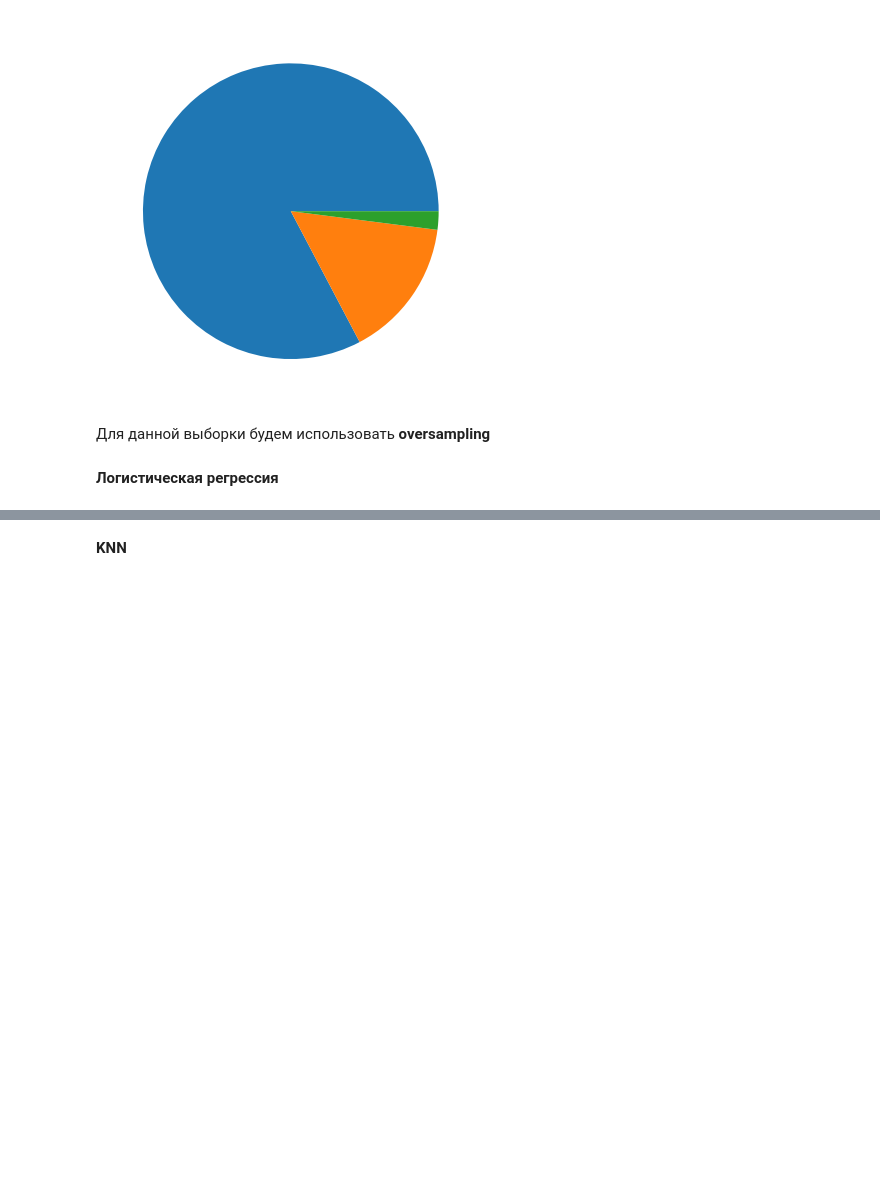
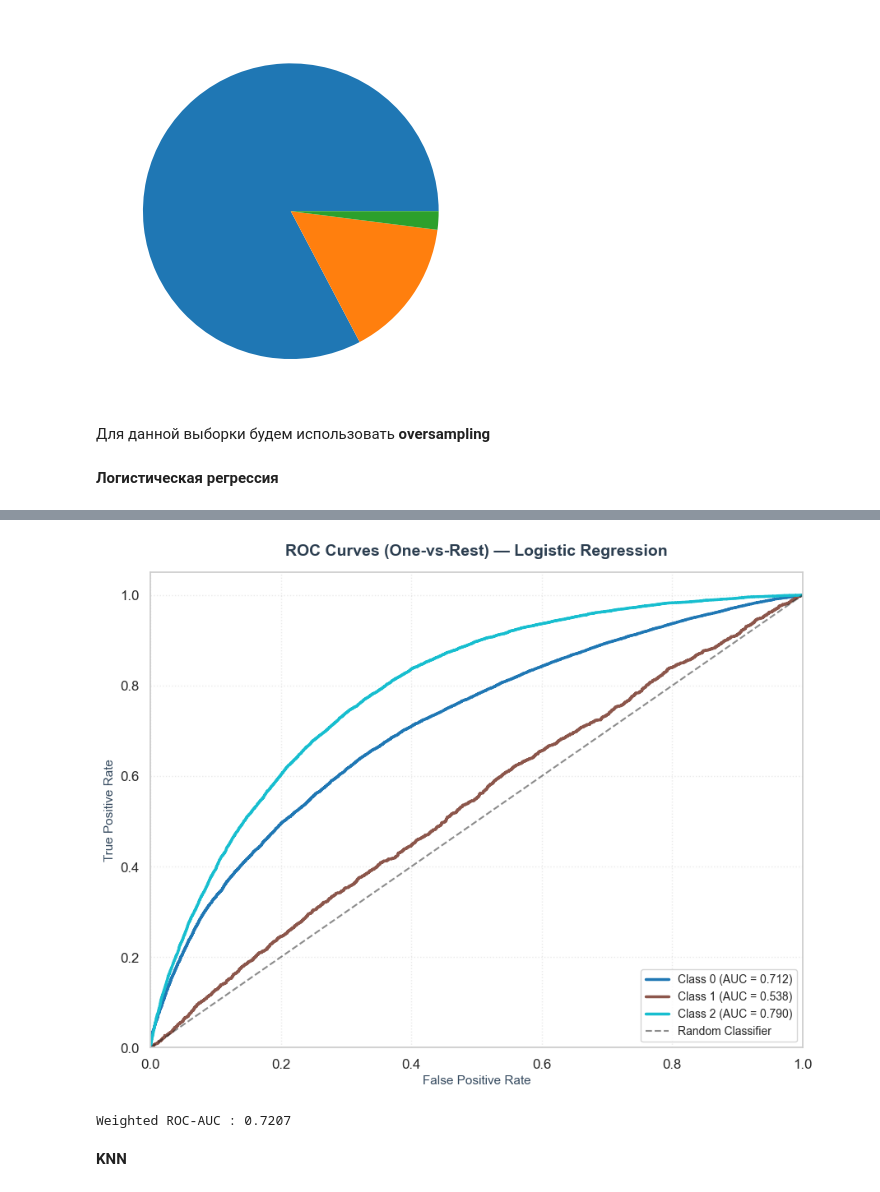
Before and after one commit to Chaizee/OMSTU_ML_LABS, a Jupyter notebook: lab3/lab3_class.ipynb, the cells around one changed output, grey strips where cells are left out. Drawn from its saved outputs; the diff is of its cells as text; code cells hidden in the pictures; blank space fills up the shorter version.

```diff
--- a/lab3/lab3_class.ipynb
+++ b/lab3/lab3_class.ipynb
@@ -103,3 +210,39 @@ best_pred_logReg = best_model_logReg.predict(X_test)
+# %%
+from sklearn.metrics import roc_curve, auc
+
+plt.figure(figsize=(9, 7), dpi=100)
+classes = np.unique(y_test)
+colors = plt.cm.tab10(np.linspace(0, 1, len(classes)))
+
+for i, cls in enumerate(classes):
+    y_binary = (y_test == cls).astype(int)
+    y_score = best_pred_logreg_proba[:, i]
+
+    fpr, tpr, _ = roc_curve(y_binary, y_score)
+    roc_auc = auc(fpr, tpr)
+
+    plt.plot(fpr, tpr, color=colors[i], linewidth=2.5,
+             label=f'Class {cls} (AUC = {roc_auc:.3f})')
+
+plt.plot([0, 1], [0, 1], 'k--', linewidth=1.5, alpha=0.5, label='Random Classifier')
+
+plt.xlabel('False Positive Rate', fontsize=11, color='#34495e')
+plt.ylabel('True Positive Rate', fontsize=11, color='#34495e')
+plt.title('ROC Curves (One-vs-Rest) — Logistic Regression',
+          fontsize=14, weight='bold', pad=15, color='#2c3e50')
+plt.legend(loc='lower right', fontsize=10, frameon=True)
+plt.grid(True, linestyle=':', alpha=0.4)
+plt.xlim([0.0, 1.0])
+plt.ylim([0.0, 1.05])
+plt.tight_layout()
+plt.show()
+
+weighted_auc = roc_auc_score(y_test, best_pred_logreg_proba,
+                             average='weighted', multi_class='ovr')
+print(f"Weighted ROC-AUC : {weighted_auc:.4f}")
+# %% [output]
+[figure, added]
+Weighted ROC-AUC : 0.7207
 # %% [markdown]
 **KNN**
 # %%
```
Also changed, not shown: parts of 31 cells of this notebook.
